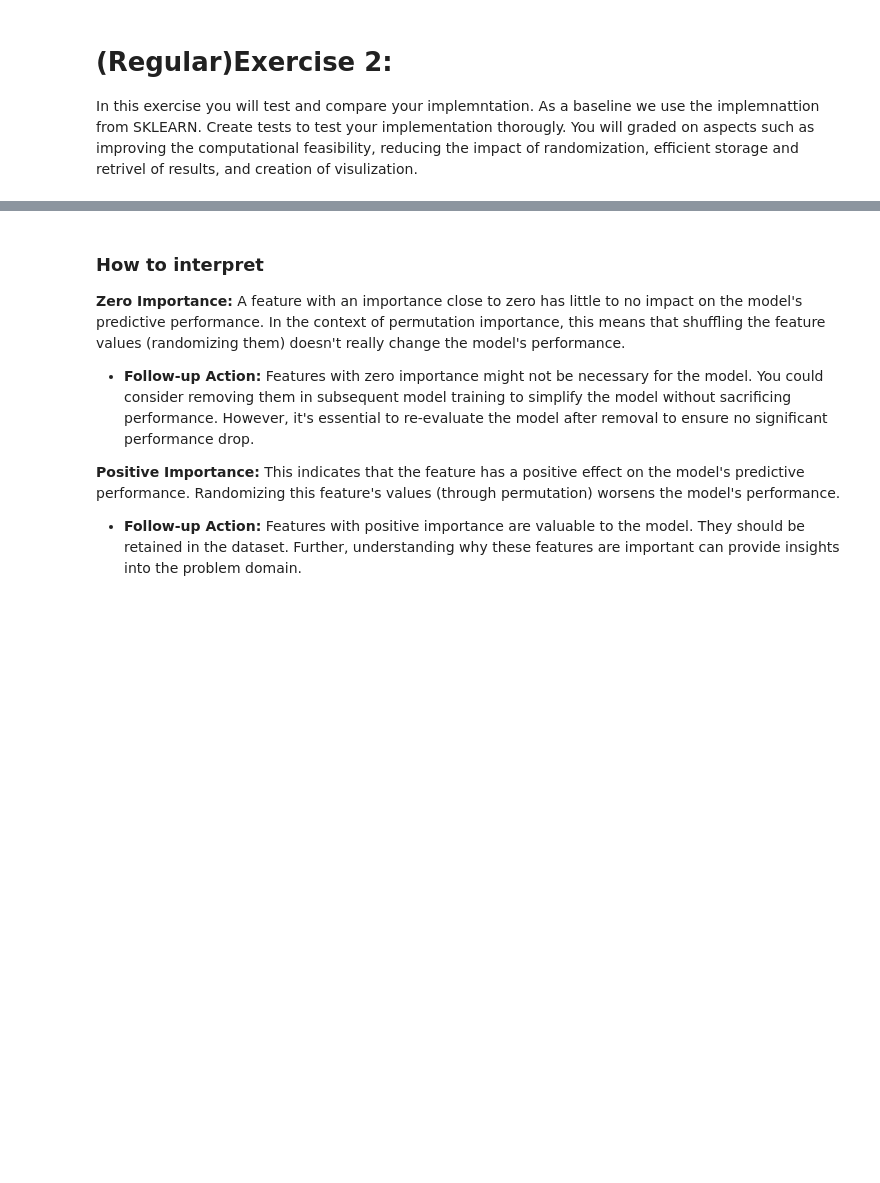
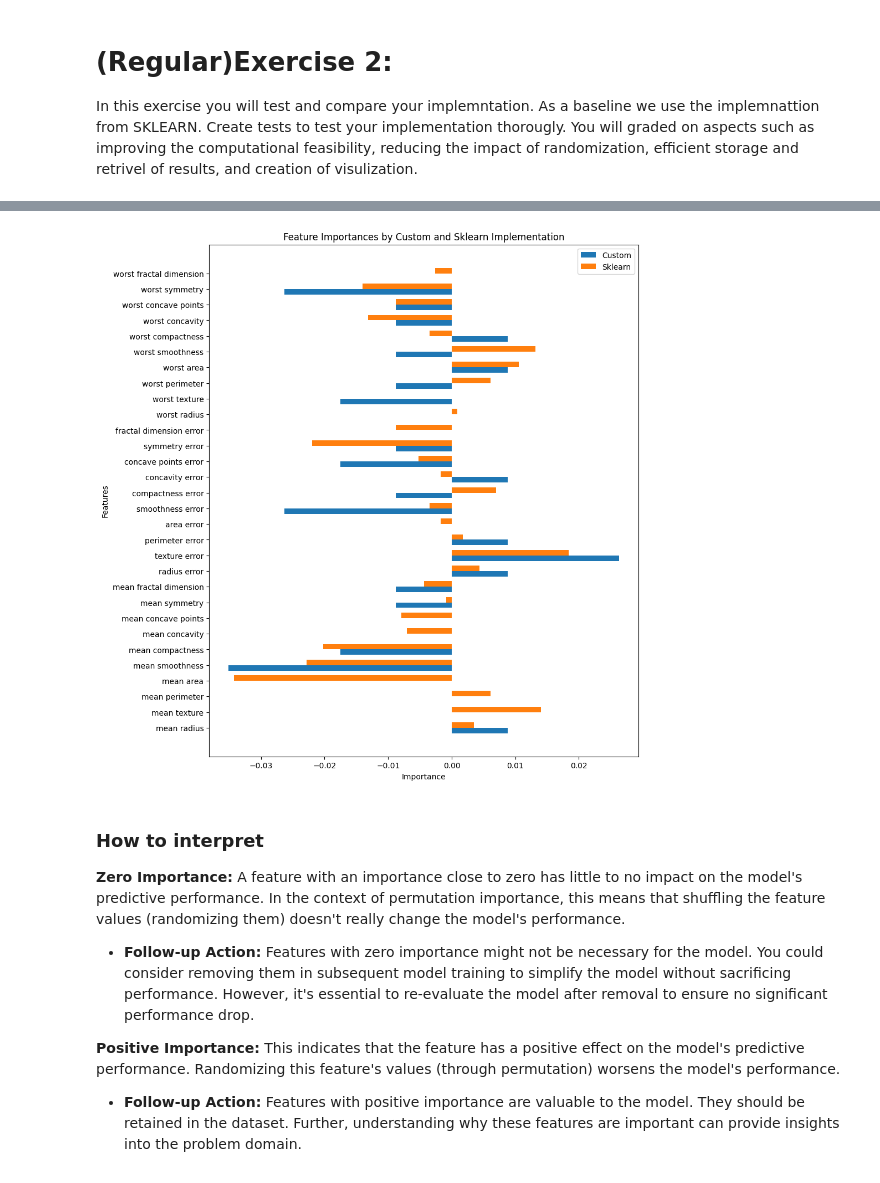
Before and after one commit to Wan-Razaq/Expainable-AI, a Jupyter notebook: 2024_Lecture_1_XAI.ipynb, the cells around one changed output, grey strips where cells are left out. Cells and saved outputs as stored; diff of their text form; code cells hidden in the pictures; blank space fills up the shorter version.

```diff
--- a/2024_Lecture_1_XAI.ipynb
+++ b/2024_Lecture_1_XAI.ipynb
@@ -116,7 +116,7 @@ def permutation_importance(model, X_test, y_test, metric, random_state=None):
         saved_column = X_test[:, i].copy()
 
         # shuffle the column
-        rng.shuffle(X_test[:, 1])
+        rng.shuffle(X_test[:, i])
 
         # Calculate new prediction
         new_predictions = model.predict(X_test)
@@ -210,40 +210,46 @@ permutation_importance(model= clf, X_test= X_test, y_test= y_test, metric=metric
 # (Regular)Exercise 2:
 In this exercise you will test and compare your implemntation. As a baseline we use the implemnattion from SKLEARN. Create tests to test your implementation thorougly. You will graded on aspects such as improving the computational feasibility, reducing the impact of randomization, efficient storage and retrivel of results, and creation of visulization.
 # %%
-from sklearn.inspection import permutation_importance as sklearn_permutatin_importance
+import numpy as np
+import matplotlib.pyplot as plt
+import time
+from sklearn.datasets import load_breast_cancer
+from sklearn.model_selection import train_test_split
+from sklearn.ensemble import RandomForestClassifier
+from sklearn.metrics import accuracy_score, classification_report, confusion_matrix
+from sklearn.inspection import permutation_importance as sklearn_permutation_importance
+import seaborn as sns
 
-# Use SKlearn for implementing permutation importance
-sklearn_results = sklearn_permutation_importance(clf, X_test, y_test, n_repeats=10, random_state=42, n_jobs=1)
-sklearn_importances =sklearn_results.importances_mean
-
-# Time for our algorithm
+# Measuring performance of the custom implementation
 start_time = time.time()
-custom_importances = permutation_importance(clf, X_test, y_test, accuracy_score, random_state=42)
+custom_importance = permutation_importance(clf, X_test, y_test, accuracy_score)
 elapsed_time = time.time() - start_time
 
-# Time for SKlearn algorithm for permutation importance
+print("Time elapsed for permutation importance calculation: {:.2f} seconds".format(elapsed_time))
+
+# Measuring performance of Skicit-Learn's implementationi
 start_time_sklearn = time.time()
 sklearn_results = sklearn_permutation_importance(clf, X_test, y_test, n_repeats=10, random_state=42, n_jobs=1)
 elapsed_time_sklearn = time.time() - start_time_sklearn
-
-# Compare results
-print("Custom implementation time:", elapsed_time)
-print("Sklearn implementation time:", elapsed_time_sklearn)
+sklearn_importances = sklearn_results.importances_mean
+print("Time elapsed for Scikit-Learn permutation importance calculation: {:.2f} seconds".format(elapsed_time_sklearn))
 
 # Visualization
 features = data.feature_names
-fig, ax = plt.subplots()
-index = range(len(features))
+fig, ax = plt.subplots(figsize=(10, 12))
+index = np.arange(len(features))
+
+
 bar_width = 0.35
+rects1 = ax.barh(index - bar_width/2, custom_importance, bar_width, label='Custom')
+rects2 = ax.barh(index + bar_width/2, sklearn_importances, bar_width, label='Sklearn')
 
-rects1 = ax.bar(index, custom_importances, bar_width, label='Custom')
-rects2 = ax.bar([p + bar_width for p in index], sklearn_importances, bar_width, label='Sklearn')
 
-ax.set_xlabel('Features')
-ax.set_ylabel('Importance')
+ax.set_xlabel('Importance')
+ax.set_ylabel('Features')
 ax.set_title('Feature Importances by Custom and Sklearn Implementation')
-ax.set_xticks([p + bar_width / 2 for p in index])
-ax.set_xticklabels(features, rotation=90)
+ax.set_yticks(index)
+ax.set_yticklabels(features)
 ax.legend()
 
 plt.show()
@@ -252,3 +259,4 @@ NameError: name 'sklearn_permutation_importance' is not defined
+[figure, added]
 # %% [markdown]
 ### How to interpret
 **Zero Importance:** A feature with an importance close to zero has little to no impact on the model's predictive performance. In the context of permutation importance, this means that shuffling the feature values (randomizing them) doesn't really change the model's performance.
```
Also changed, not shown: parts of 6 cells of this notebook.
